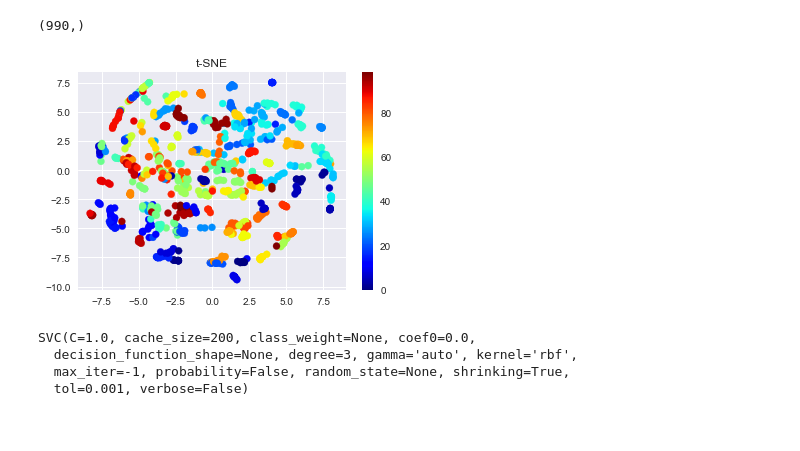
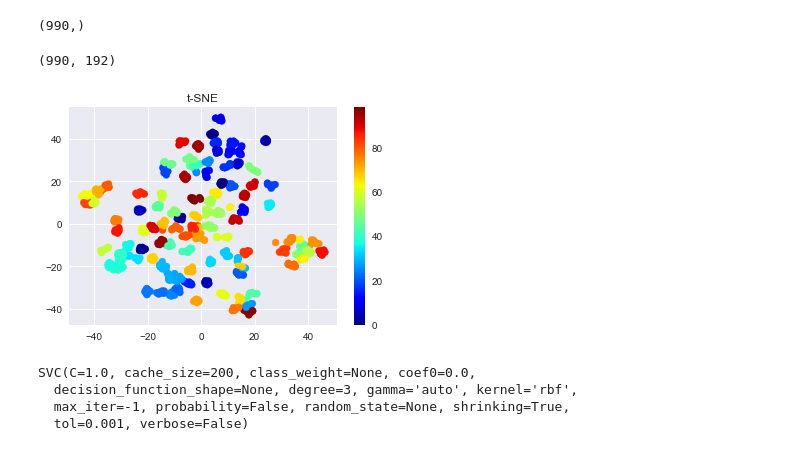
Before and after one commit to zukako0930/Leaf_Classification, a Jupyter notebook: data_check.ipynb, the cells around one changed output. Cells and saved outputs as stored; diff of their text form; code cells hidden in the pictures.

```diff
--- a/data_check.ipynb
+++ b/data_check.ipynb
@@ -37,3 +37,12 @@ print(len(map_num))
 # %% [output]
 99
 99
+# %%
+X=df.drop(['id','species'],axis=1).values
+y=df.loc[:,['species']].values.reshape(-1)
+# %%
+# データの標準化
+from sklearn.preprocessing import StandardScaler
+scaler = StandardScaler()
+scaler.fit(X)
+X_std = scaler.transform(X)
@@ -108,6 +104,10 @@ y.shape
 (990,)
 # %%
 X = df_plot.drop('species',axis=1).values
+# %%
+X.shape
+# %% [output]
+(990, 192)
 # %%
 from time import time
 
@@ -117,14 +117,15 @@ from matplotlib import offsetbox
 from sklearn import (manifold, datasets, decomposition, ensemble,
                      discriminant_analysis, random_projection)
 # %%
-tsne = manifold.TSNE(n_components=2, learning_rate=100,init='pca', random_state=0)
-X_tsne = tsne.fit_transform(X)
+tsne = manifold.TSNE(n_components=2, learning_rate=150,init='pca', random_state=0)
+X_tsne = tsne.fit_transform(X_std)
 plt.scatter(X_tsne[:,0],X_tsne[:,1],c=y,cmap='jet')
 plt.colorbar()
 plt.title('t-SNE')
+plt.savefig('t-SNE Leaf')
 plt.show()
 # %% [output]
-[figure, old version]
+[figure, new version]
 # %%
 from sklearn.cross_validation import train_test_split
 X_tsne_train,X_tsne_test,y_train,y_test = train_test_split(X_tsne,y,test_size=0.3,random_state=0)
```
Also changed, not shown: parts of 10 cells of this notebook, 3 other files.
